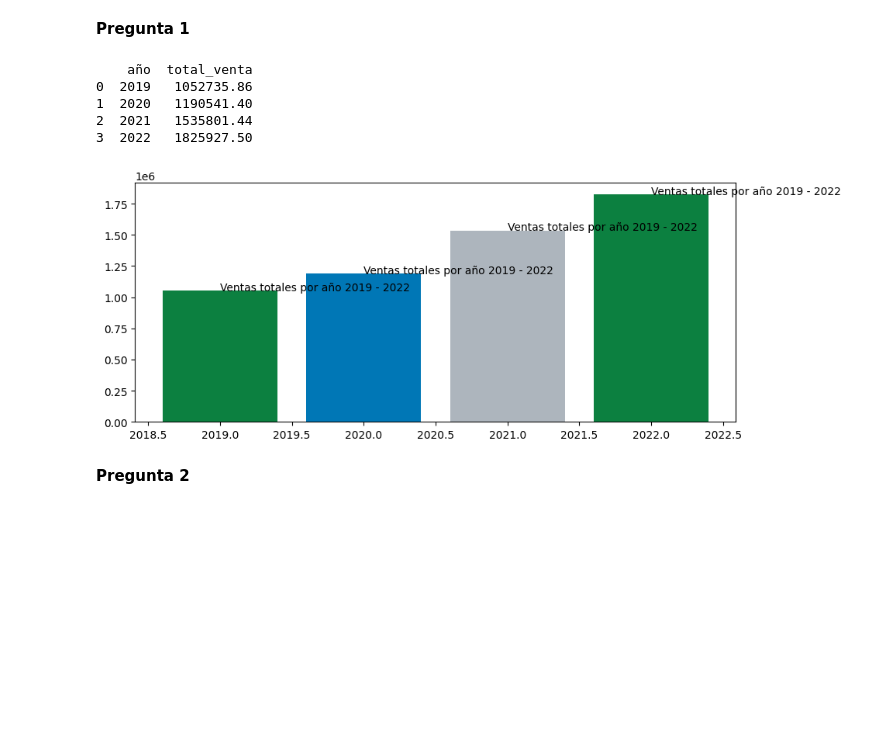
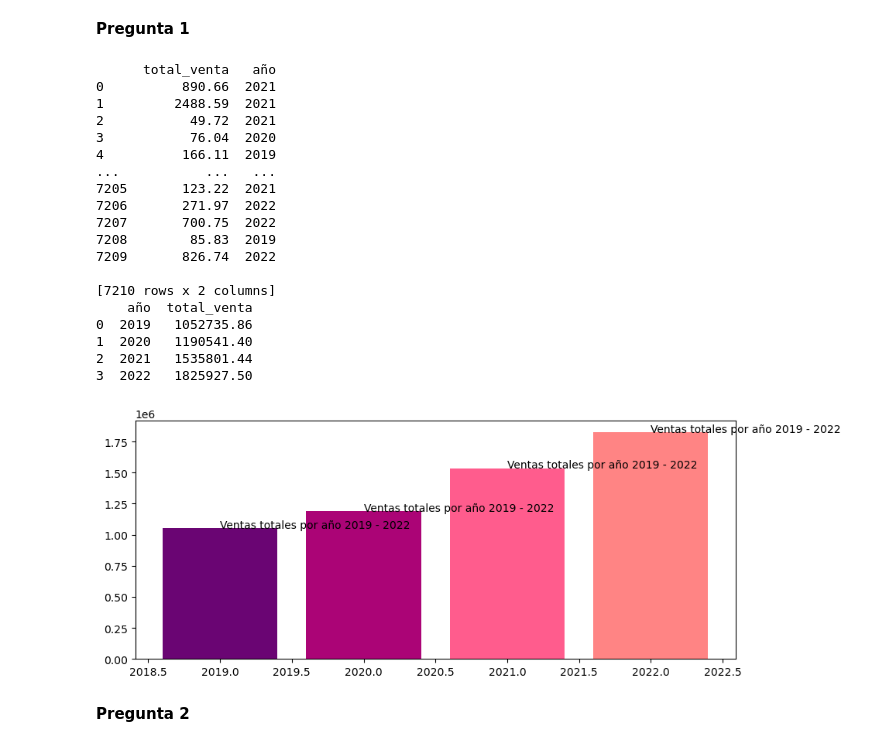
Before and after one commit to gabrielcz6/supermarketsalesanalysis, a Jupyter notebook: supermarketanalisis.ipynb, the cells around one changed output. Drawn from its saved outputs; the diff is of its cells as text; code cells hidden in the pictures; blank space fills up the shorter version.

```diff
--- a/supermarketanalisis.ipynb
+++ b/supermarketanalisis.ipynb
@@ -134,35 +134,52 @@ def pregunta_1():
     global df_ventas_año_agrupado
 
     df_ventas_año=df_ventas_limpio[['fecha_pedido', 'total_venta']].copy()
 
    # Crea una nueva columna llamada 'año' con el año de 'fecha_pedido'
     df_ventas_año['año'] = df_ventas_año['fecha_pedido'].dt.year
 
     # Elimina la columna 'fecha_pedido'
     df_ventas_año = df_ventas_año.drop('fecha_pedido', axis=1)
 
     # Muestra el DataFrame resultante
-    #print(df_ventas_año)
+    print(df_ventas_año)
 
     df_ventas_año_agrupado = df_ventas_año.groupby('año').aggregate({'total_venta': 'sum'}).reset_index()
 
     # Muestra el DataFrame resultante
     print(df_ventas_año_agrupado)
     fig, ax = plt.subplots(figsize=(10,4))
     ax.bar(df_ventas_año_agrupado["año"], df_ventas_año_agrupado["total_venta"], color=colores, width=0.8)
     for bar in ax.patches:
       valor = bar.get_height()
       qtd = "Ventas totales por año 2019 - 2022"
       ax.text(bar.get_x() + bar.get_width() / 2.0, valor, qtd)
 
+# Colores para las barras
+colores = ['#6a0573', '#ab0476', '#ff5c8d', '#ff8484', '#ffc75f']
+
 pregunta_1()
 # %% [output]
+      total_venta   año
+0          890.66  2021
+1         2488.59  2021
+2           49.72  2021
+3           76.04  2020
+4          166.11  2019
+...           ...   ...
+7205       123.22  2021
+7206       271.97  2022
+7207       700.75  2022
+7208        85.83  2019
+7209       826.74  2022
+
+[7210 rows x 2 columns]
     año  total_venta
 0  2019   1052735.86
 1  2020   1190541.40
 2  2021   1535801.44
 3  2022   1825927.50
-[figure, old version]
+[figure, new version]
 # %% [markdown]
 **Pregunta 2**
 # %%
```
Also changed, not shown: parts of 5 cells of this notebook, 1 other file.
